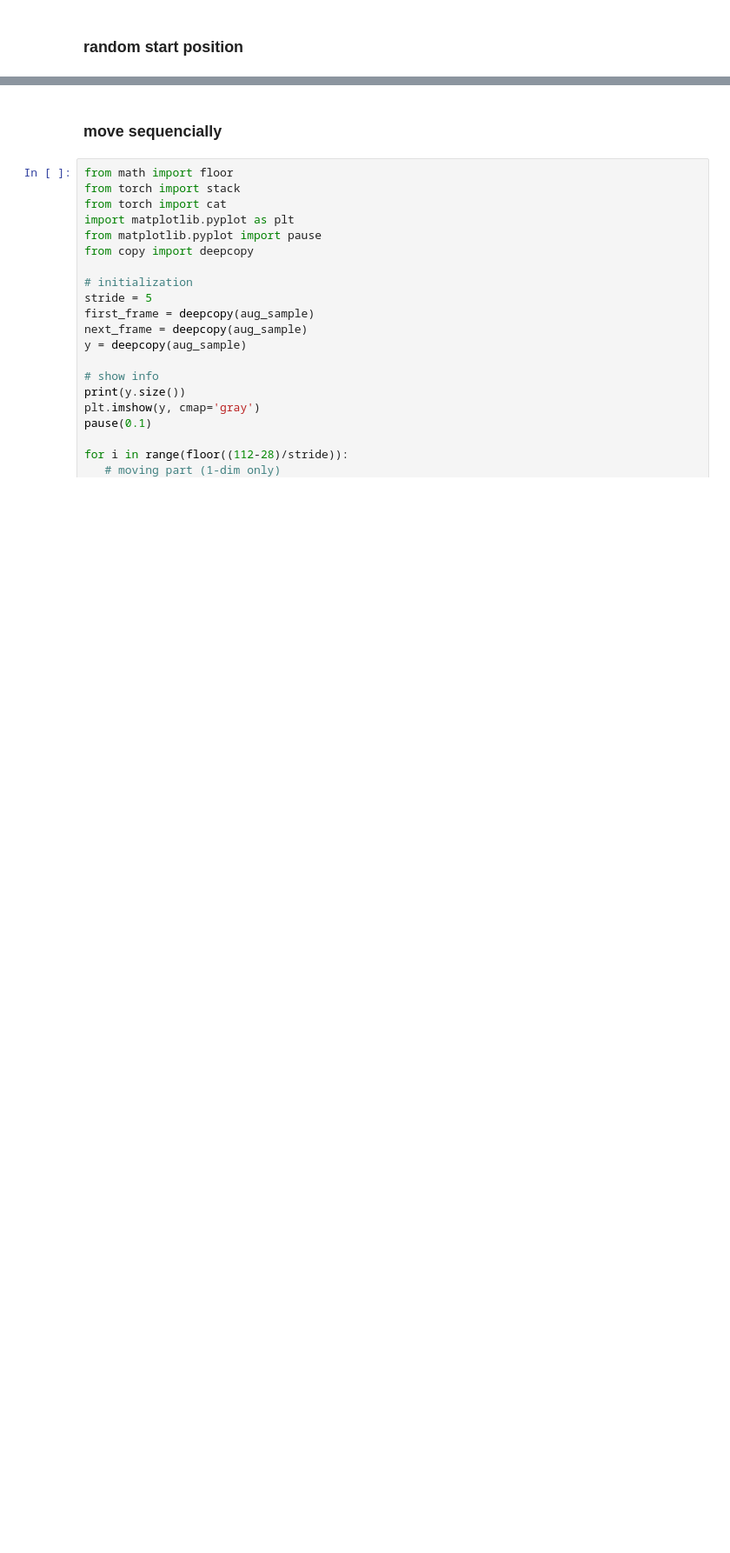
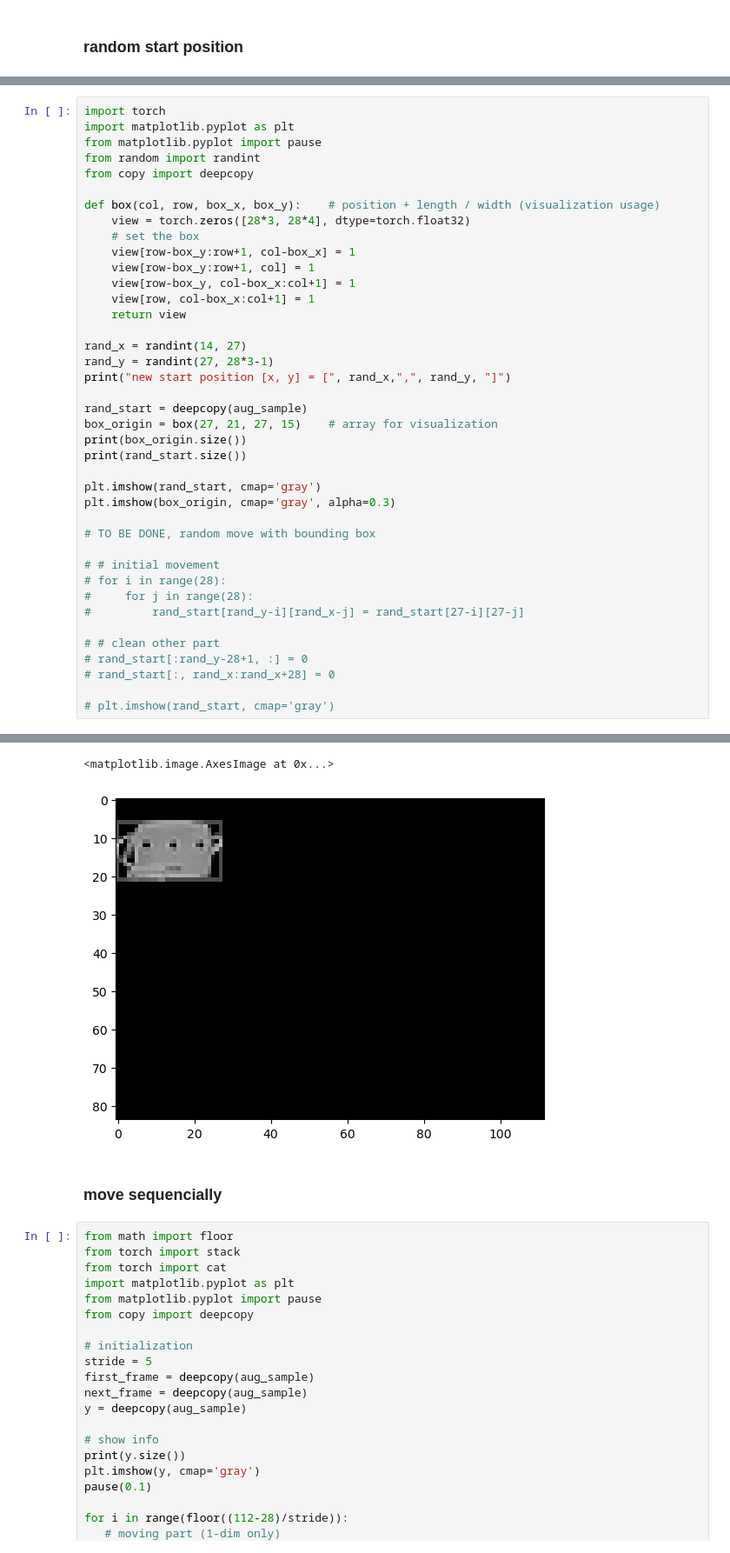
Before and after one commit to ShaoKAi100812/BB_prediction, a Jupyter notebook: testing.ipynb, the cells around one changed output, grey strips where cells are left out. Shown: that part at 87% size. Drawn from its saved outputs; the diff is of its cells as text; blank space fills up the shorter version.

```diff
--- a/testing.ipynb
+++ b/testing.ipynb
@@ -257,0 +260,41 @@ new start position [x, y] = [ 19 , 49 ]
+# %%
+import torch
+import matplotlib.pyplot as plt
+from matplotlib.pyplot import pause
+from random import randint
+from copy import deepcopy
+
+def box(col, row, box_x, box_y):    # position + length / width (visualization usage)
+    view = torch.zeros([28*3, 28*4], dtype=torch.float32)
+    # set the box
+    view[row-box_y:row+1, col-box_x] = 1
+    view[row-box_y:row+1, col] = 1
+    view[row-box_y, col-box_x:col+1] = 1
+    view[row, col-box_x:col+1] = 1
+    return view
+
+rand_x = randint(14, 27)
+rand_y = randint(27, 28*3-1)
+print("new start position [x, y] = [", rand_x,",", rand_y, "]")
+
+rand_start = deepcopy(aug_sample)
+box_origin = box(27, 21, 27, 15)    # array for visualization
+print(box_origin.size())
+print(rand_start.size())
+
+plt.imshow(rand_start, cmap='gray')
+plt.imshow(box_origin, cmap='gray', alpha=0.3)
+
+# TO BE DONE, random move with bounding box
+
+# # initial movement
+# for i in range(28):
+#     for j in range(28):
+#         rand_start[rand_y-i][rand_x-j] = rand_start[27-i][27-j]
+
+# # clean other part
+# rand_start[:rand_y-28+1, :] = 0
+# rand_start[:, rand_x:rand_x+28] = 0
+
+# plt.imshow(rand_start, cmap='gray')
+# %% [output]
@@ -258,3 +304,5 @@ new start position [x, y] = [ 19 , 49 ]
+<matplotlib.image.AxesImage at 0x...>
+[figure, added]
 # %% [markdown]
 ### move sequencially
 # %%
```
Also changed, not shown: parts of 7 cells of this notebook, 4 other files.
